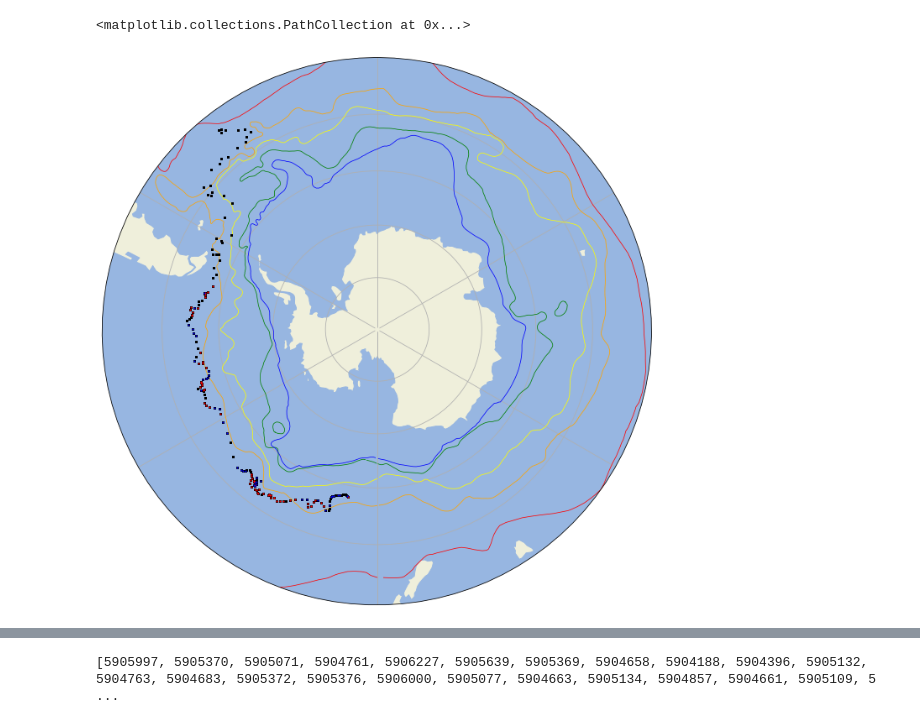
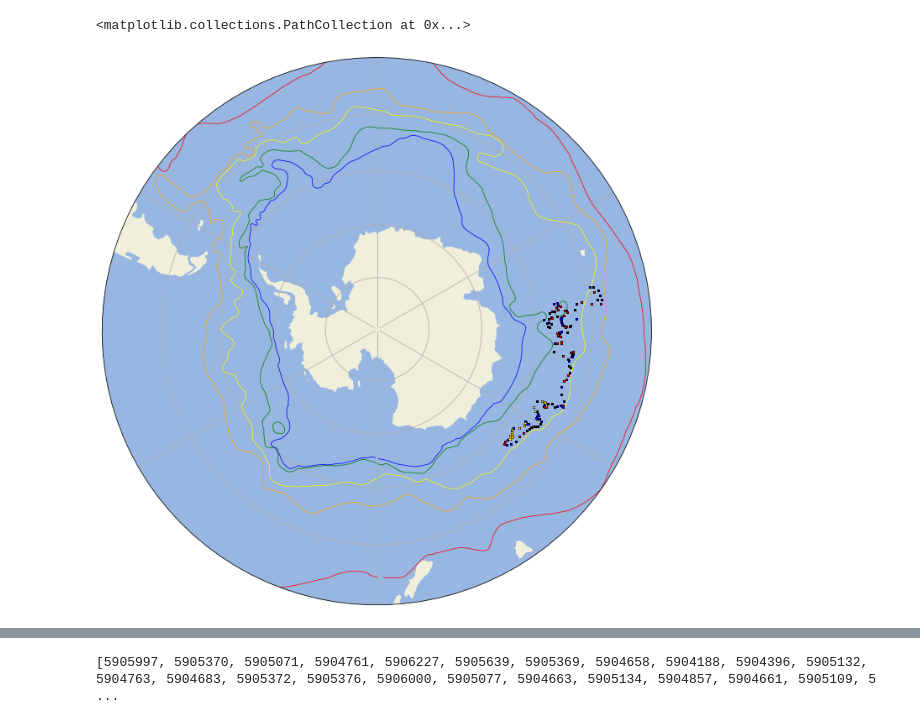
Before and after one commit to Williams-OBGC-Lab/SOCCOM_eddy, a Jupyter notebook: eddy_contour_plots.ipynb, the cells around one changed output, grey strips where cells are left out. Drawn from its saved outputs; the diff is of its cells as text; code cells hidden in the pictures.

Commit message:
Identified floats with mult of same ed_ID

```diff
--- a/eddy_contour_plots.ipynb
+++ b/eddy_contour_plots.ipynb
@@ -128,10 +119,10 @@ def ctr_plot (df, df_eddy, float_ID, x_var, y_var, z_var,duplicates):
 
     return plt.show(), eddy_ID_cyclonic, eddy_ID_anticyclonic
 # %%
-float_ID = 5904475
+float_ID = 5904679
 x_var = 'Station'
 y_var = 'Depth[m]'
-z_var = DIC
+z_var = oxygen
 duplicates = []
 
 test = ctr_plot(SOCCOM, SOCCOM_eddy, float_ID, x_var, y_var, z_var, duplicates ==True)
@@ -157,35 +156,51 @@ stf, saf, pf, saccf, sbdy = load_orsi_fronts(data_dir)
 
 #Plot specific float
 
 SOCCOM_float = SOCCOM.loc[SOCCOM['Cruise'] == float_ID]
-eddy_ID_cyclonic = SOCCOM_eddy.loc[(SOCCOM_eddy['eddy_type'] != 0) & (SOCCOM_eddy['Cruise'] == float_ID) &
-                                  (SOCCOM_eddy['eddy_type'] == -1)]
-eddy_ID_anticyclonic = SOCCOM_eddy.loc[(SOCCOM_eddy['eddy_type'] != 0) & (SOCCOM_eddy['Cruise'] == float_ID) &
-                                  (SOCCOM_eddy['eddy_type'] == 1)]
+#SOCCOM_float_sub = SOCCOM_float.loc[SOCCOM_float['Station'] <= 105]
+
+eddy_ID_cyclonic = SOCCOM_eddy.loc[(SOCCOM_eddy['eddy_type'] != 0)
+                                   & (SOCCOM_eddy['Cruise'] == float_ID)
+                                   & (SOCCOM_eddy['eddy_type'] == -1)
+                                   #& (SOCCOM_float['Station'] <= 102)
+                                  ]
+eddy_ID_anticyclonic = SOCCOM_eddy.loc[(SOCCOM_eddy['eddy_type'] != 0)
+                                   & (SOCCOM_eddy['Cruise'] == float_ID)
+                                   & (SOCCOM_eddy['eddy_type'] == 1)
+                                   # & (SOCCOM_float['Station'] <= 102)
+                                  ]
+# Identify location of multiple occurences of same eddy ID
+mult_eddies = SOCCOM_eddy.loc[(SOCCOM_eddy['Cruise'] == float_ID)
+                                   &((SOCCOM_eddy['eddy_ID'] == 377058)
+                                   | (SOCCOM_eddy['eddy_ID'] == 177216 ))
+                                  ]
 
 plt.figure(figsize =(12,12))
 ax = plt.axes(projection=ccrs.SouthPolarStereo())
 ax.set_extent([-180,180,-90,-40], ccrs.PlateCarree())
 ax.add_feature(cartopy.feature.LAND)
 ax.add_feature(cartopy.feature.OCEAN)
 ax.gridlines(ccrs.PlateCarree(), draw_labels=True)
 
 theta = np.linspace(0, 2*np.pi, 100)
 center, radius = [0.5, 0.5], 0.5
 verts = np.vstack([np.sin(theta), np.cos(theta)]).T
 circle = mpath.Path(verts * radius + center)
 
 ax.set_boundary(circle, transform = ax.transAxes)
 plt.plot(stf['lon'], stf['lat'], color='Red', transform=ccrs.PlateCarree(), linewidth=.75)
 plt.plot(saf['lon'], saf['lat'], color='Orange', transform=ccrs.PlateCarree(), linewidth=.75)
 plt.plot(pf['lon'], pf['lat'], color='Yellow', transform=ccrs.PlateCarree(), linewidth=.75)
 plt.plot(saccf['lon'], saccf['lat'], color='Green', transform=ccrs.PlateCarree(), linewidth=.75)
 plt.plot(sbdy['lon'], sbdy['lat'], color='Blue', transform=ccrs.PlateCarree(), linewidth=.75)
 
 
 plt.scatter(SOCCOM_float['Lon [°E]'], SOCCOM_float['Lat [°N]'], color = 'Black', edgecolor = 'black', transform=ccrs.PlateCarree(), s=1, zorder=1001)
 plt.scatter(eddy_ID_cyclonic['Lon [°E]'], eddy_ID_cyclonic['Lat [°N]'],c='red', edgecolor = 'red', transform=ccrs.PlateCarree(), s=1, zorder=1001)
 plt.scatter(eddy_ID_anticyclonic['Lon [°E]'], eddy_ID_anticyclonic['Lat [°N]'],c='blue', edgecolor = 'blue', transform=ccrs.PlateCarree(), s=1, zorder=1001)
+
+# plot repeat eddy locations
+plt.scatter(mult_eddies['Lon [°E]'],mult_eddies['Lat [°N]'],c='yellow', edgecolor = 'yellow', transform=ccrs.PlateCarree(), s=1, zorder=1001)
 # %% [output]
 <matplotlib.collections.PathCollection at 0x...>
-[figure, old version]
+[figure, new version]
```
Also changed, not shown: parts of 9 cells of this notebook.
